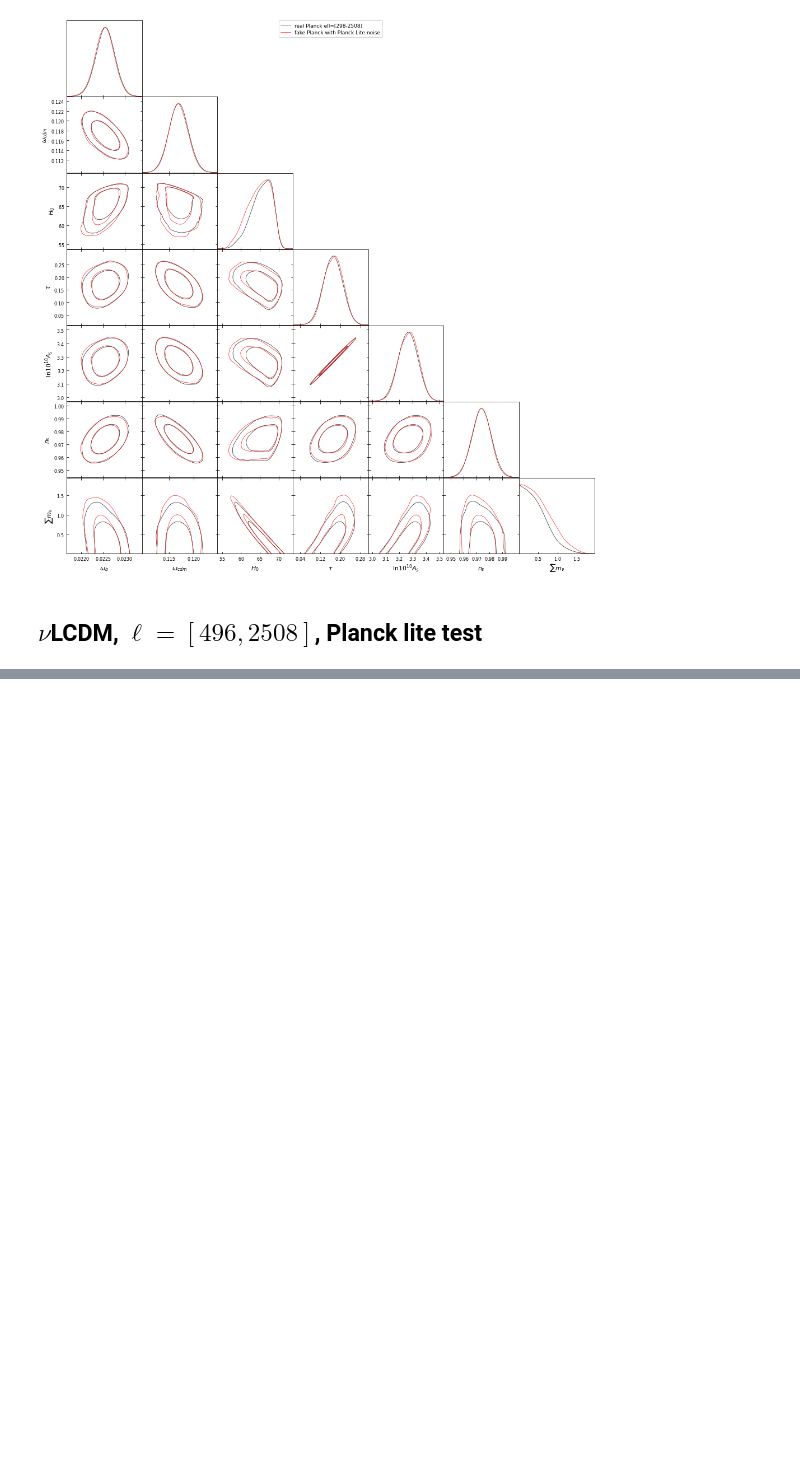
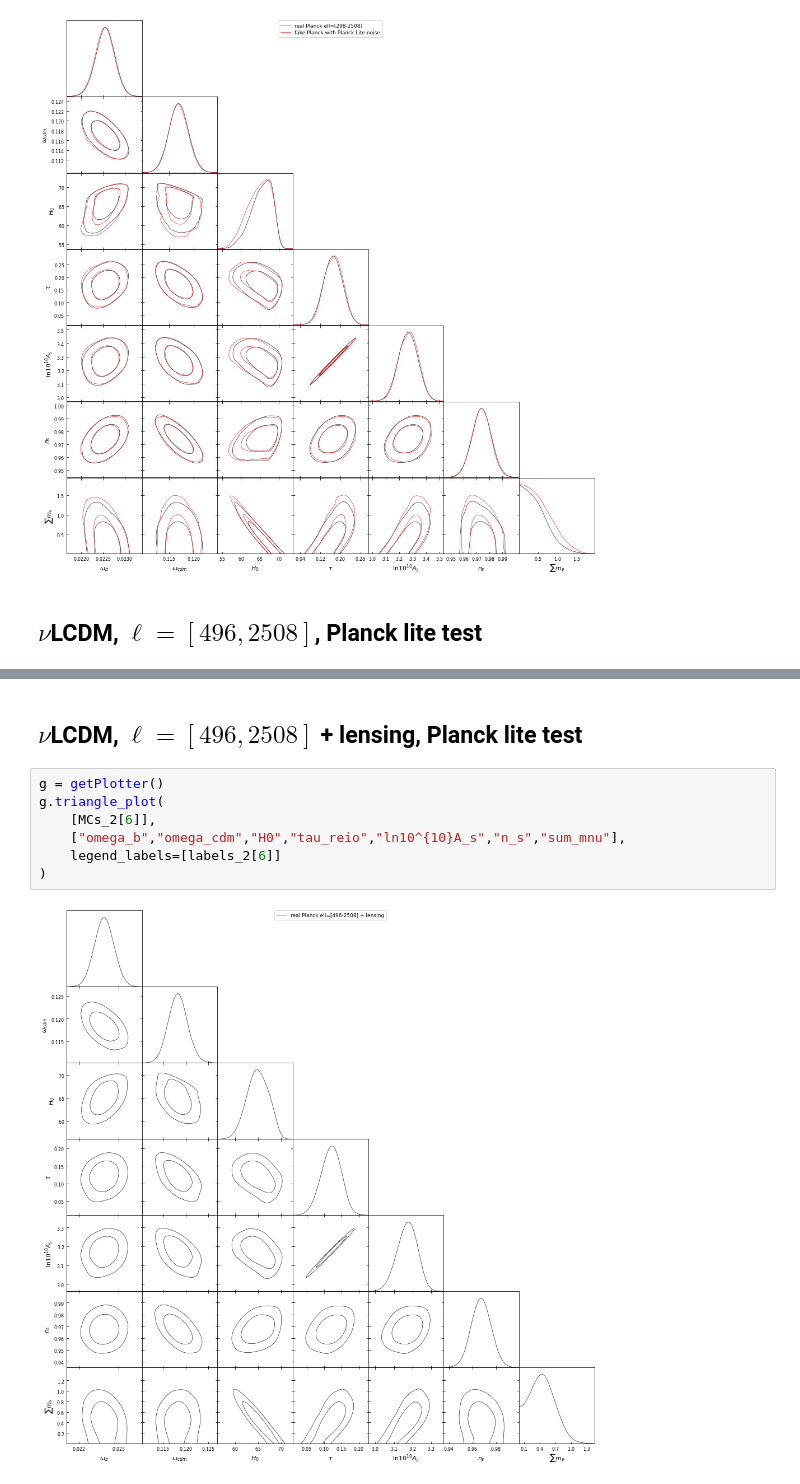
Before and after one commit to litebird/reionization, a Jupyter notebook: LB_forecast_Paris/noise_study/noise_nb.ipynb, the cells around one changed output, grey strips where cells are left out. Saved outputs shown, nothing was run; the diff lists cells and outputs as text; blank space fills up the shorter version.

```diff
--- a/LB_forecast_Paris/noise_study/noise_nb.ipynb
+++ b/LB_forecast_Paris/noise_study/noise_nb.ipynb
@@ -552,0 +566,11 @@ g.triangle_plot(
+# %% [markdown]
+## $\nu$LCDM, $\ell=[496, 2508]$ + lensing, Planck lite test
+# %%
+g = getPlotter()
+g.triangle_plot(
+    [MCs_2[6]],
+    ["omega_b","omega_cdm","H0","tau_reio","ln10^{10}A_s","n_s","sum_mnu"],
+    legend_labels=[labels_2[6]]
+)
+# %% [output]
+[figure, added]
```
Also changed, not shown: parts of 3 cells of this notebook.
